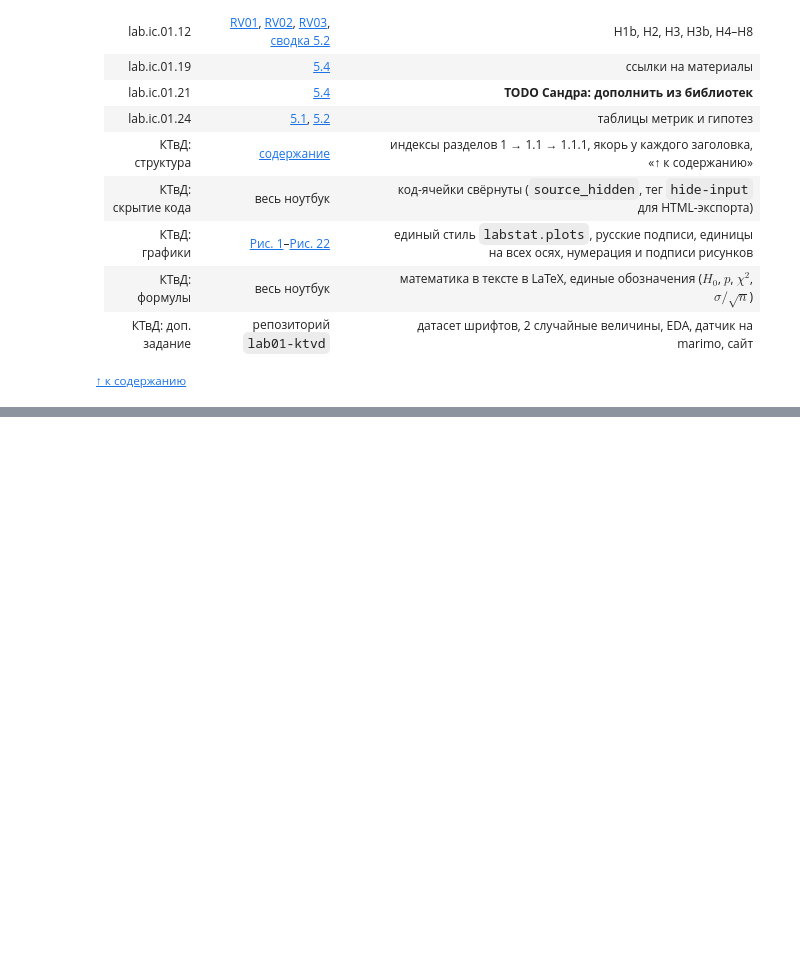
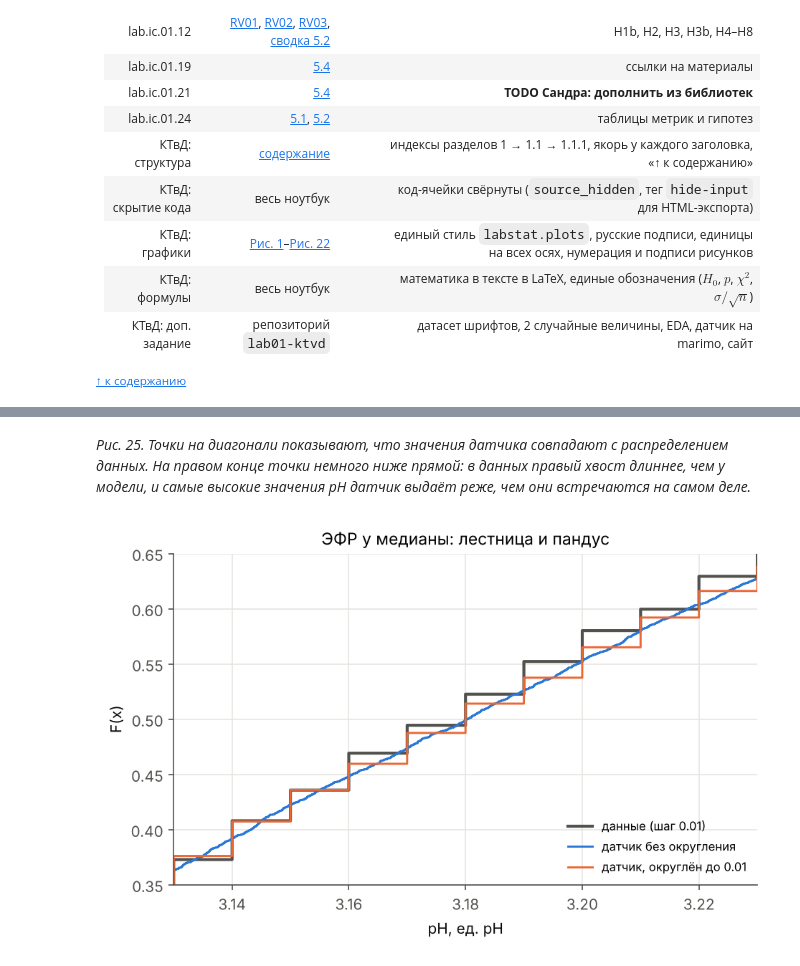
Before and after one commit to kkristinabbykova/lab01-statistics, a Jupyter notebook: lab01.ipynb, the cells around one changed output, grey strips where cells are left out. Cells and saved outputs as stored; diff of their text form; code cells hidden in the pictures; blank space fills up the shorter version.

```diff
--- a/lab01.ipynb
+++ b/lab01.ipynb
@@ -1301,0 +1497,14 @@ _Вопросы:_
+# %% [markdown]
+<a id="fig25"></a>
+*Рис. 25. Точки на диагонали показывают, что значения датчика совпадают с распределением данных. На правом конце точки немного ниже прямой: в данных правый хвост длиннее, чем у модели, и самые высокие значения pH датчик выдаёт реже, чем они встречаются на самом деле.*
+# %%
+fig, ax = plt.subplots(figsize=(7, 4))
+for d_, col, lab, lw in ((ph, INK2, "данные (шаг 0.01)", 2), (x_polar, C1, "датчик без округления", 1.4),
+                         (xr, C2, "датчик, округлён до 0.01", 1.4)):
+    d_ = np.sort(d_)
+    ax.step(d_, np.arange(1, d_.size + 1) / d_.size, where="post", color=col, linewidth=lw, label=lab)
+ax.set(xlim=(3.13, 3.23), ylim=(0.35, 0.65), xlabel="pH, ед. pH", ylabel="F(x)", title="ЭФР у медианы: лестница и пандус")
+ax.legend(loc="lower right", fontsize=8)
+save(fig, "sp2_ecdf.png");
+# %% [output]
+[figure, added]
```
Also changed, not shown: parts of 24 cells of this notebook, 5 other files.
